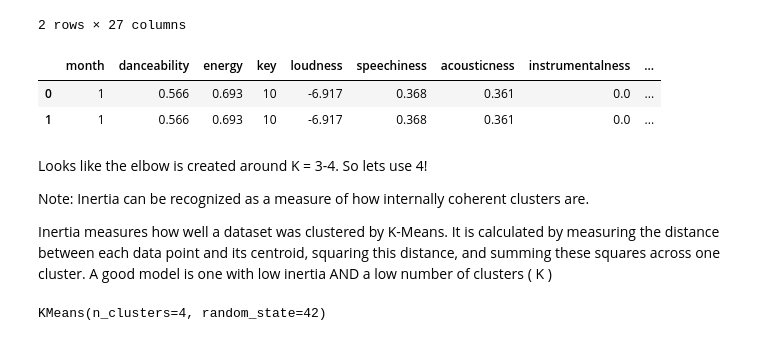
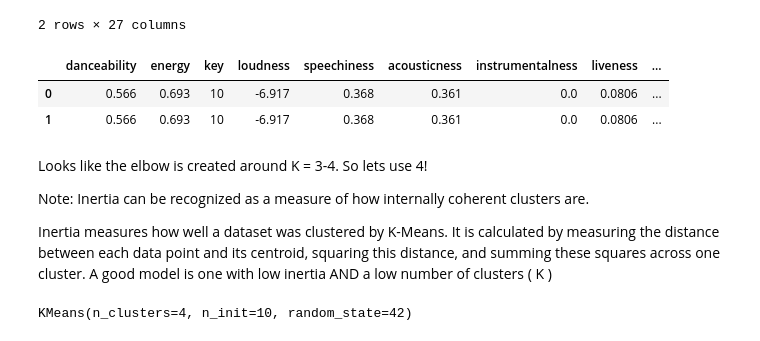
Before and after one commit to 98yangjames/SpotifyML, a Jupyter notebook: clustering.ipynb, the cells around one changed output. Drawn from its saved outputs; the diff is of its cells as text; code cells hidden in the pictures.

Commit message:
clustering

```diff
--- a/clustering.ipynb
+++ b/clustering.ipynb
@@ -15,12 +15,12 @@ df.head(2)
 # %%
 df['Percentage_Listened'] = (df['msPlayed'] / df['duration_ms']) * 100
 # %%
-df = df[['month', 'danceability', 'energy', 'key', 'loudness', 'speechiness', 'acousticness', 'instrumentalness', 'liveness', 'valence', 'tempo', 'Percentage_Listened']]
+df = df[['danceability', 'energy', 'key', 'loudness', 'speechiness', 'acousticness', 'instrumentalness', 'liveness', 'valence', 'tempo']]
 df.head(2)
 # %% [output]
-|  | month | danceability | energy | key | loudness | speechiness | acousticness | instrumentalness | ... |
-| 0 | 1 | 0.566 | 0.693 | 10 | -6.917 | 0.368 | 0.361 | 0.0 | ... |
-| 1 | 1 | 0.566 | 0.693 | 10 | -6.917 | 0.368 | 0.361 | 0.0 | ... |
+|  | danceability | energy | key | loudness | speechiness | acousticness | instrumentalness | liveness | ... |
+| 0 | 0.566 | 0.693 | 10 | -6.917 | 0.368 | 0.361 | 0.0 | 0.0806 | ... |
+| 1 | 0.566 | 0.693 | 10 | -6.917 | 0.368 | 0.361 | 0.0 | 0.0806 | ... |
 # %%
 # df = df[['tempo', 'Percentage_Listened']]
 # %%
@@ -73,7 +73,7 @@ kmeans = KMeans(
     )
 kmeans.fit(X)
 # %% [output]
-KMeans(n_clusters=4, random_state=42)
+KMeans(n_clusters=4, n_init=10, random_state=42)
 # %%
 
 clusters=pd.DataFrame(X,columns=df.columns)
```
Also changed, not shown: parts of 9 cells of this notebook, 19 other files.
